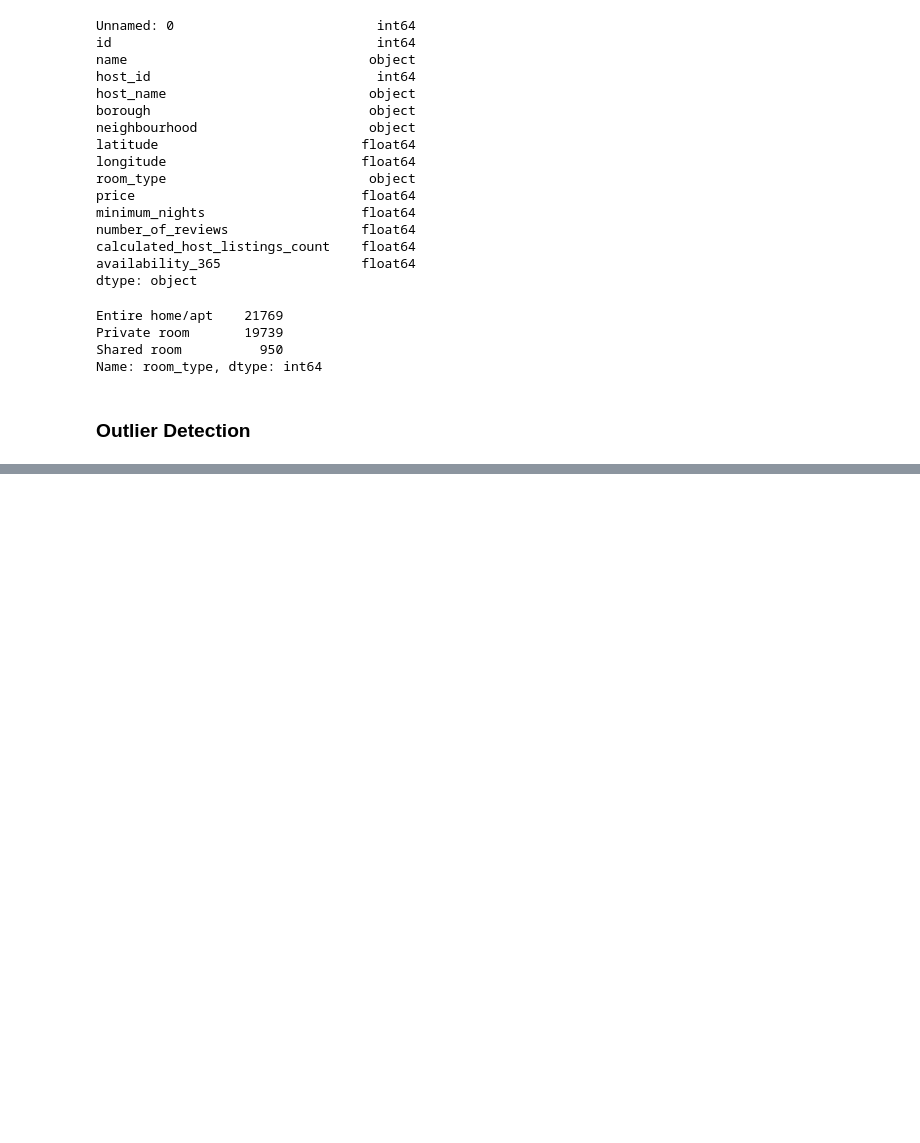
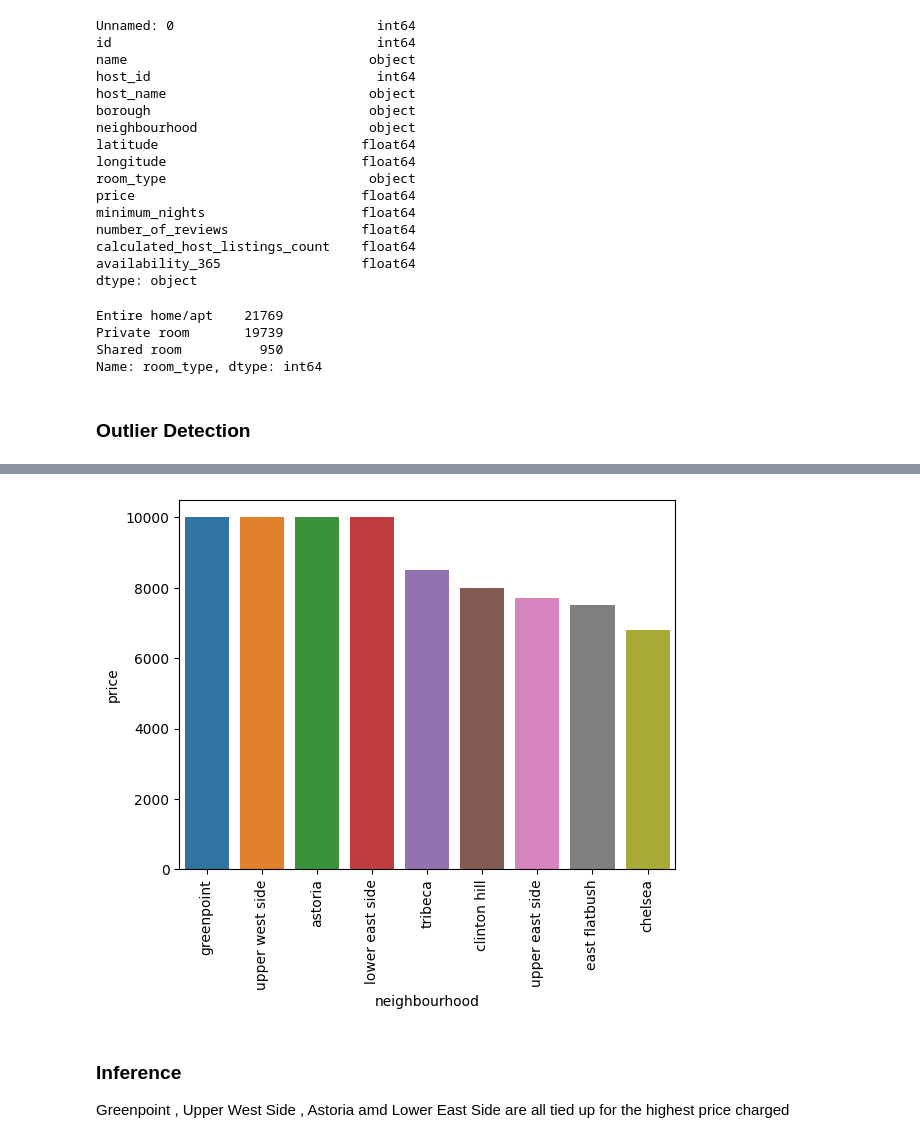
Before and after one commit to ussahil/Hospitality, a Jupyter notebook: hospitality.ipynb, the cells around one changed output, grey strips where cells are left out. Cells and saved outputs as stored; diff of their text form; code cells hidden in the pictures; blank space fills up the shorter version.

```diff
--- a/hospitality.ipynb
+++ b/hospitality.ipynb
@@ -480,0 +513,15 @@ Name: room_type, dtype: int64
+# %%
+df_nfc_neighbourhood = df_nfc.filter(['neighbourhood','price'])
+# %%
+df_nfc_neighbourhood= df_nfc_neighbourhood.sort_values(by=['price'],ascending=False)
+# %%
+df_nfc_10_neighbourhood = df_nfc_neighbourhood.head(10)
+# %%
+sns.barplot(data =df_nfc_10_neighbourhood,x='neighbourhood',y='price')
+plt.xticks(rotation=90)
+plt.show()
+# %% [output]
+[figure, added]
+# %% [markdown]
+### Inference
+Greenpoint , Upper West Side , Astoria amd Lower East Side are all tied up for the highest price charged
```
Also changed, not shown: parts of 15 cells of this notebook.
